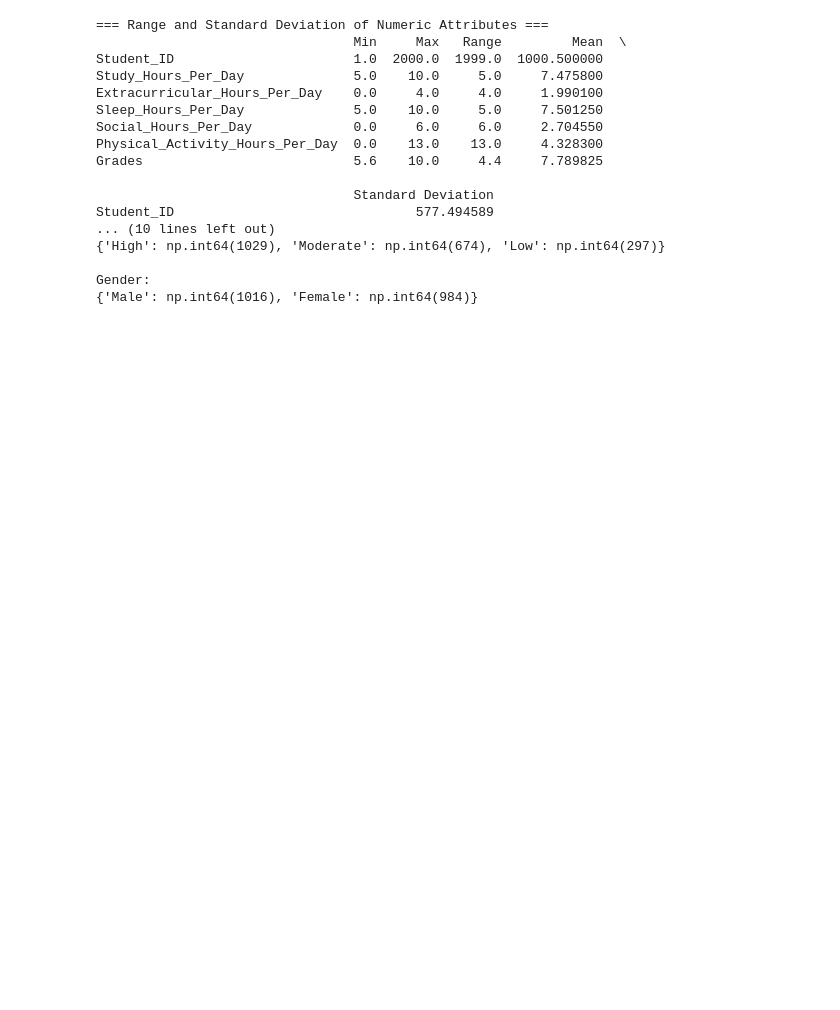
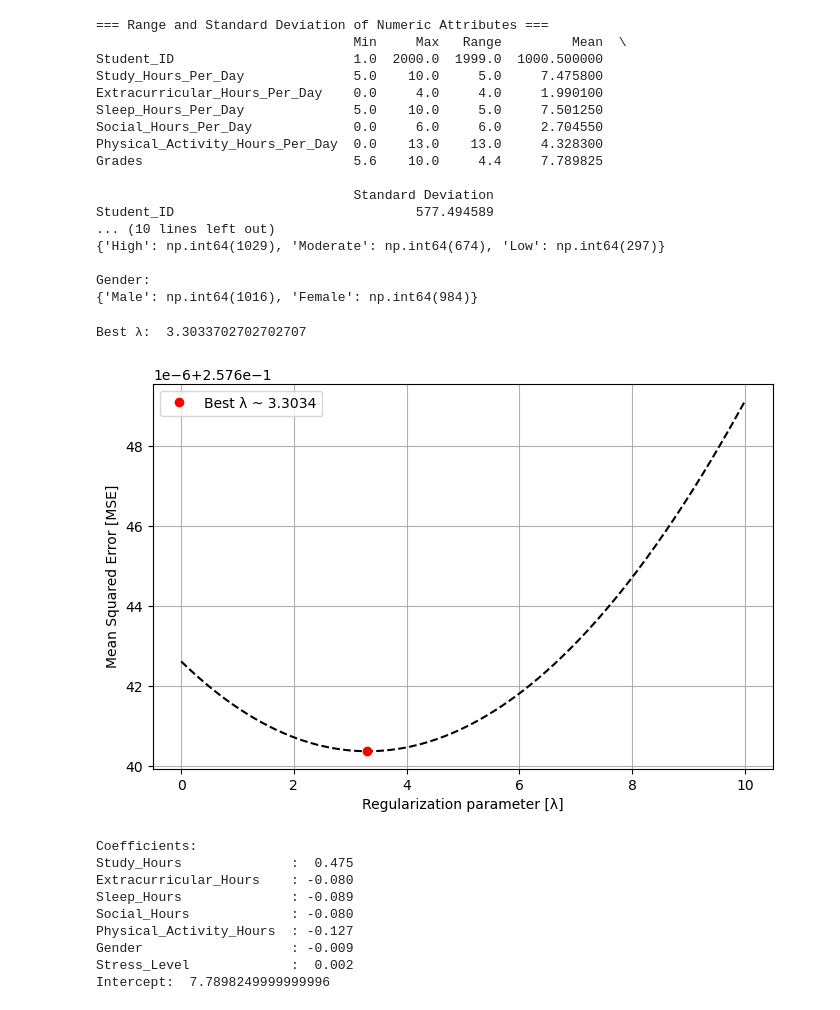
Before and after one commit to denisababeii/ml-project, a Jupyter notebook: mikaela.ipynb, the cells around one changed output. Saved outputs shown, nothing was run; the diff lists cells and outputs as text; code cells hidden in the pictures; blank space fills up the shorter version.

Commit message:
linear regression

```diff
--- a/mikaela.ipynb
+++ b/mikaela.ipynb
@@ -45,3 +45,78 @@ Student_ID                               577.494589
 
 Gender:
 {'Male': np.int64(1016), 'Female': np.int64(984)}
+# %%
+import pandas as pd
+import numpy as np
+from sklearn.model_selection import KFold
+from sklearn.linear_model import Ridge
+from sklearn.preprocessing import StandardScaler
+from sklearn.metrics import mean_squared_error
+import matplotlib.pyplot as plt
+
+# Project02 - Part A - Linear Regression
+
+df = pd.read_csv('student_lifestyle_dataset_full..csv')
+
+df['Gender'] = df['Gender'].map({'Female': 0, 'Male': 1})
+df['Stress_Level'] = df['Stress_Level'].map({'Low': 0, 'Moderate': 1, 'High': 2})
+
+X = df[['Study_Hours_Per_Day', 'Extracurricular_Hours_Per_Day', 'Sleep_Hours_Per_Day',
+'Social_Hours_Per_Day', 'Physical_Activity_Hours_Per_Day', 'Gender', 'Stress_Level']].values
+y = df['Grades'].values
+
+scaler = StandardScaler()
+X_scaled = scaler.fit_transform(X)
+
+# Ridge Regression with cross validation to find best λ
+lambdas = np.linspace(0.0001, 10, 1000)
+kf = KFold(n_splits=10, shuffle=True, random_state=42)
+mse_scores = []
+
+for lam in lambdas:
+    fold_errors = []
+    for train_idx, test_idx in kf.split(X_scaled):
+        X_train, X_test = X_scaled[train_idx], X_scaled[test_idx]
+        y_train, y_test = y[train_idx], y[test_idx]
+
+        model = Ridge(alpha=lam)
+        model.fit(X_train, y_train)
+        y_pred = model.predict(X_test)
+        fold_errors.append(mean_squared_error(y_test, y_pred))
+    mse_scores.append(np.mean(fold_errors))
+
+best_lambda = lambdas[np.argmin(mse_scores)]
+print('Best λ: ', best_lambda)
+
+plt.figure(figsize=(8,5))
+plt.plot(lambdas, mse_scores, 'k--')
+plt.plot([best_lambda],[min(mse_scores)], 'ro', label='Best λ ~ {:.4f}'.format(best_lambda))
+plt.xlabel('Regularization parameter [λ]')
+plt.ylabel('Mean Squared Error [MSE]')
+plt.grid(True) ; plt.legend()
+plt.savefig('project02_partA2.png')
+plt.show()
+
+best_model = Ridge(alpha=best_lambda)
+best_model.fit(X_scaled, y)
+
+feature_names = ['Study_Hours', 'Extracurricular_Hours', 'Sleep_Hours',
+                 'Social_Hours', 'Physical_Activity_Hours', 'Gender', 'Stress_Level']
+
+print('\nCoefficients: ')
+for name, coef in zip(feature_names, best_model.coef_):
+    print(f"{name:25s}: {coef: .3f}")
+
+print('Intercept: ', best_model.intercept_)
+# %% [output]
+Best λ:  3.3033702702702707
+[figure, added]
+Coefficients:
+Study_Hours              :  0.475
+Extracurricular_Hours    : -0.080
+Sleep_Hours              : -0.089
+Social_Hours             : -0.080
+Physical_Activity_Hours  : -0.127
+Gender                   : -0.009
+Stress_Level             :  0.002
+Intercept:  7.7898249999999996
```
Also changed, not shown: 1 other file.
